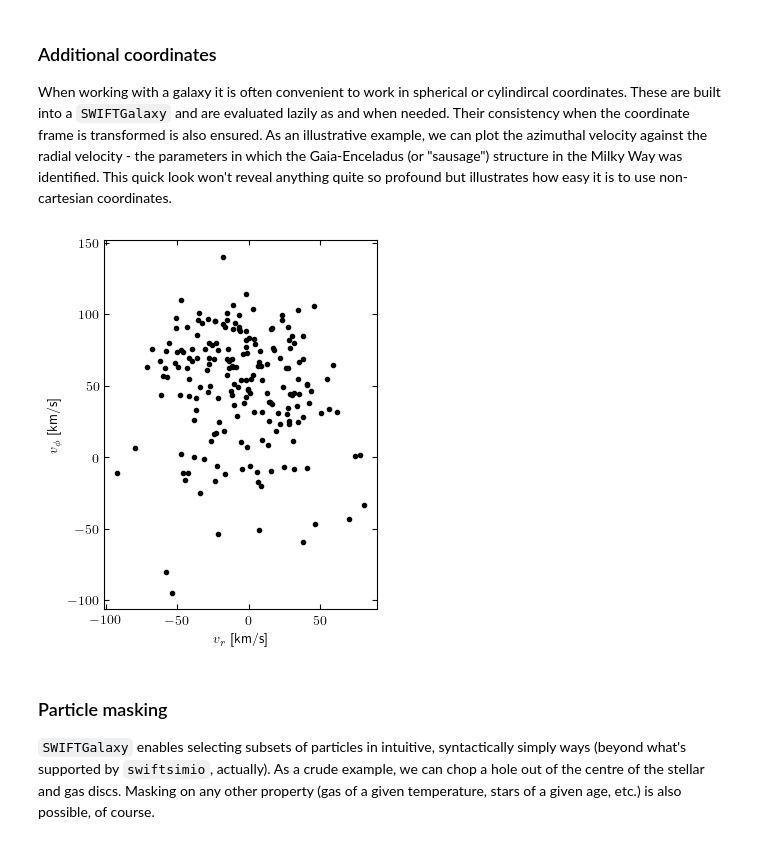
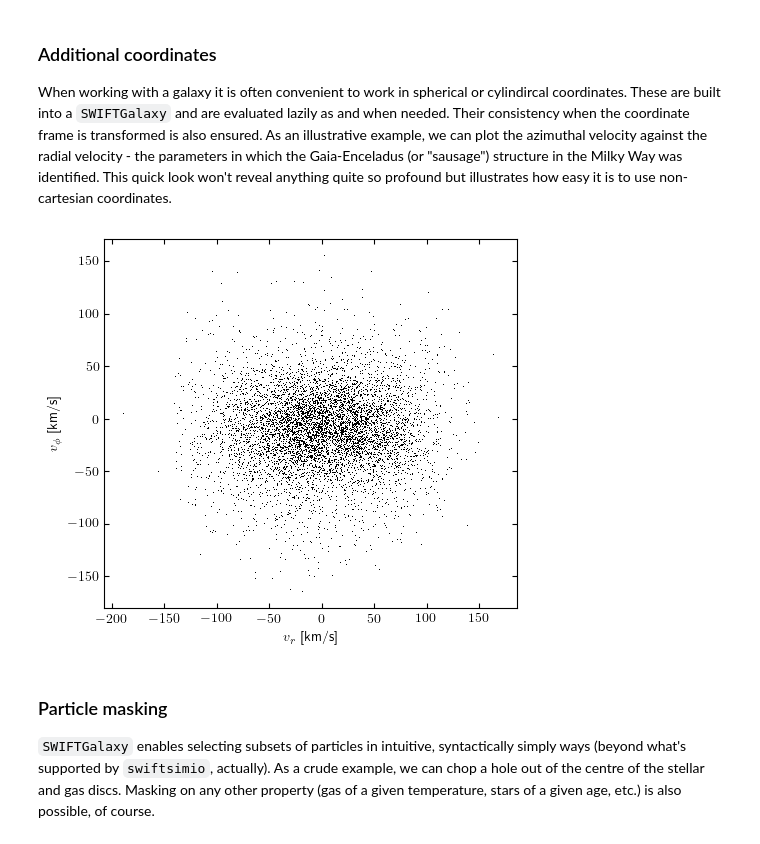
Before and after one commit to SWIFTSIM/swiftgalaxy, a Jupyter notebook: examples/SWIFTGalaxy_Colibre_QuickStart.ipynb, the cells around one changed output. Cells and saved outputs as stored; diff of their text form; code cells hidden in the pictures.

```diff
--- a/examples/SWIFTGalaxy_Colibre_QuickStart.ipynb
+++ b/examples/SWIFTGalaxy_Colibre_QuickStart.ipynb
@@ -21,11 +21,11 @@ We'll use this SOAP catalogue in this example:
 import os
 
 colibre_base_path = "/cosma8/data/dp004/colibre/Runs/"
-simulation_dir = "L0050N0376/Fiducial_test"
+simulation_dir = "L0012N0376/Fiducial_test"
 soap_catalogue_file = os.path.join(
     colibre_base_path,
     simulation_dir,
-    "SOAP/halo_properties_0127.hdf5",
+    "SOAP/halo_properties_0123.hdf5",
 )
 # %% [markdown]
 SOAP records which particles belong to each individual halo in a set of "membership" files, usually found alongside the halo catalogue in a subdirectory, in this case `membership_0123/membership_0123.X.hdf5` (where X is replaced by integers, each corresponding to one part of the "raw" snapshot). `swiftgalaxy` expects to find the information contained in these files directly in the (single, monolithic) simulation snapshot file. Such a snapshot file:
@@ -33,7 +33,7 @@ SOAP records which particles belong to each individual halo in a set of "members
  - It is planned that a copy be placed in the same directory as the snapshots, but at the time of writing this has not happened yet.
 # %%
 virtual_snapshot_file = os.path.join(
-    colibre_base_path, simulation_dir, "SOAP/colibre_with_SOAP_membership_0127.hdf5"
+    colibre_base_path, simulation_dir, "SOAP/colibre_with_SOAP_membership_0123.hdf5"
 )
 # %% [markdown]
 In the coming weeks files like this will become available alongside the snapshots, this notebook will be updated accordingly.
@@ -208,15 +208,15 @@ When working with a galaxy it is often convenient to work in spherical or cylind
 # %%
 plt.plot(
     sg.stars.spherical_velocities.r.to_value(u.km / u.s),
     sg.stars.spherical_velocities.phi.to_value(u.km / u.s),
-    ".k",
+    ",k",
     rasterized=True,
 )
 plt.xlabel(r"$v_r$ [km/s]")
 plt.ylabel(r"$v_\phi$ [km/s]")
 plt.gca().set_aspect("equal")
 # %% [output]
-[figure, old version]
+[figure, new version]
 # %% [markdown]
 ### Particle masking
 
```
Also changed, not shown: parts of 12 cells of this notebook.
